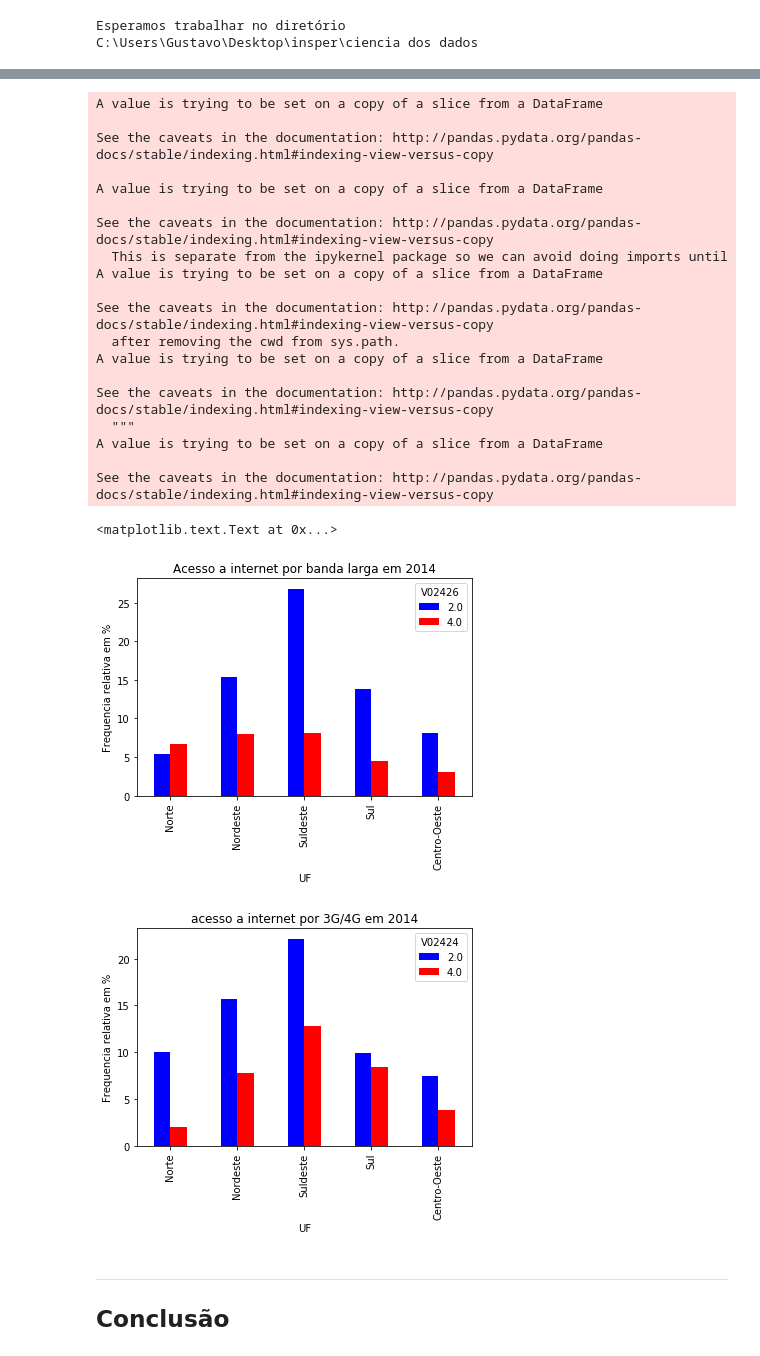
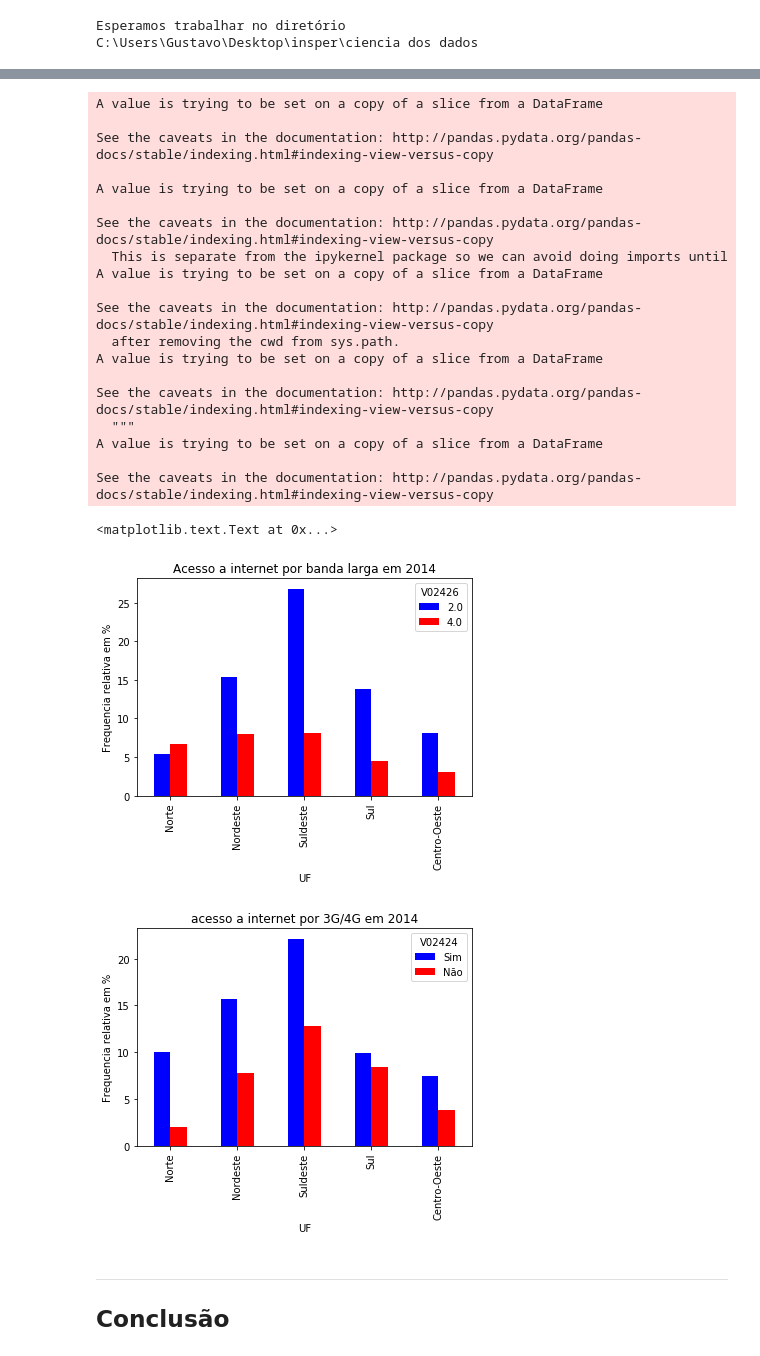
Before and after one commit to gubenites/Ciencia-dos-Dados, a Jupyter notebook: Projeto1 Layout.ipynb, the cells around one changed output, grey strips where cells are left out. Saved outputs shown, nothing was run; the diff lists cells and outputs as text; code cells hidden in the pictures.

```diff
--- a/Projeto1 Layout.ipynb
+++ b/Projeto1 Layout.ipynb
@@ -99,37 +103,41 @@ ct3 = (ct3/ct3.sum().sum()*100).round(decimals=5)
 ct3.plot(kind='bar',color=('blue','red'))
 plt.ylabel('Frequencia relativa em %')
 plt.title('Acesso a internet por banda larga em 2014')
+dados2.V02426=dados2.V02426.astype("category")
+dados2.V02426.cat.categories=("Sim","Não")
+dados2.V02424=dados2.V02424.astype("category")
+dados2.V02424.cat.categories=("Sim","Não")
 
 ct=pd.crosstab(dados2.UF,dados2.V02424, normalize=True)
 soma=ct.sum().sum()
 ct*100/soma
 ct = (ct/ct.sum().sum()*100).round(decimals=5)
 ct.plot(kind='bar',color=('blue','red'))
 plt.ylabel('Frequencia relativa em %')
 plt.title('acesso a internet por 3G/4G em 2014')
 # %% [output]
 A value is trying to be set on a copy of a slice from a DataFrame
 
 See the caveats in the documentation: http://pandas.pydata.org/pandas-docs/stable/indexing.html#indexing-view-versus-copy
 
 A value is trying to be set on a copy of a slice from a DataFrame
 
 See the caveats in the documentation: http://pandas.pydata.org/pandas-docs/stable/indexing.html#indexing-view-versus-copy
   This is separate from the ipykernel package so we can avoid doing imports until
 A value is trying to be set on a copy of a slice from a DataFrame
 
 See the caveats in the documentation: http://pandas.pydata.org/pandas-docs/stable/indexing.html#indexing-view-versus-copy
   after removing the cwd from sys.path.
 A value is trying to be set on a copy of a slice from a DataFrame
 
 See the caveats in the documentation: http://pandas.pydata.org/pandas-docs/stable/indexing.html#indexing-view-versus-copy
   """
 A value is trying to be set on a copy of a slice from a DataFrame
 
 See the caveats in the documentation: http://pandas.pydata.org/pandas-docs/stable/indexing.html#indexing-view-versus-copy
 <matplotlib.text.Text at 0x...>
 [figure]
-[figure, old version]
+[figure, new version]
 # %% [markdown]
 ___
 ## Conclusão
```
Also changed, not shown: parts of 2 cells of this notebook.
